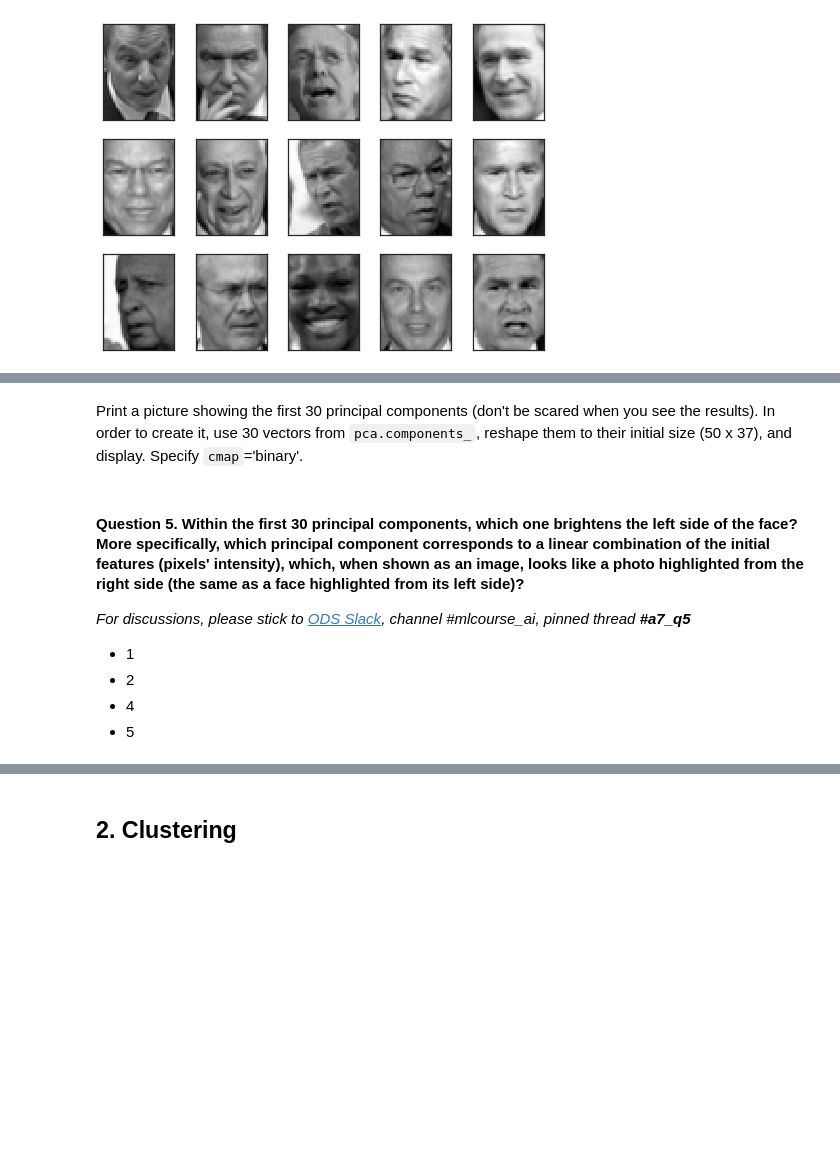
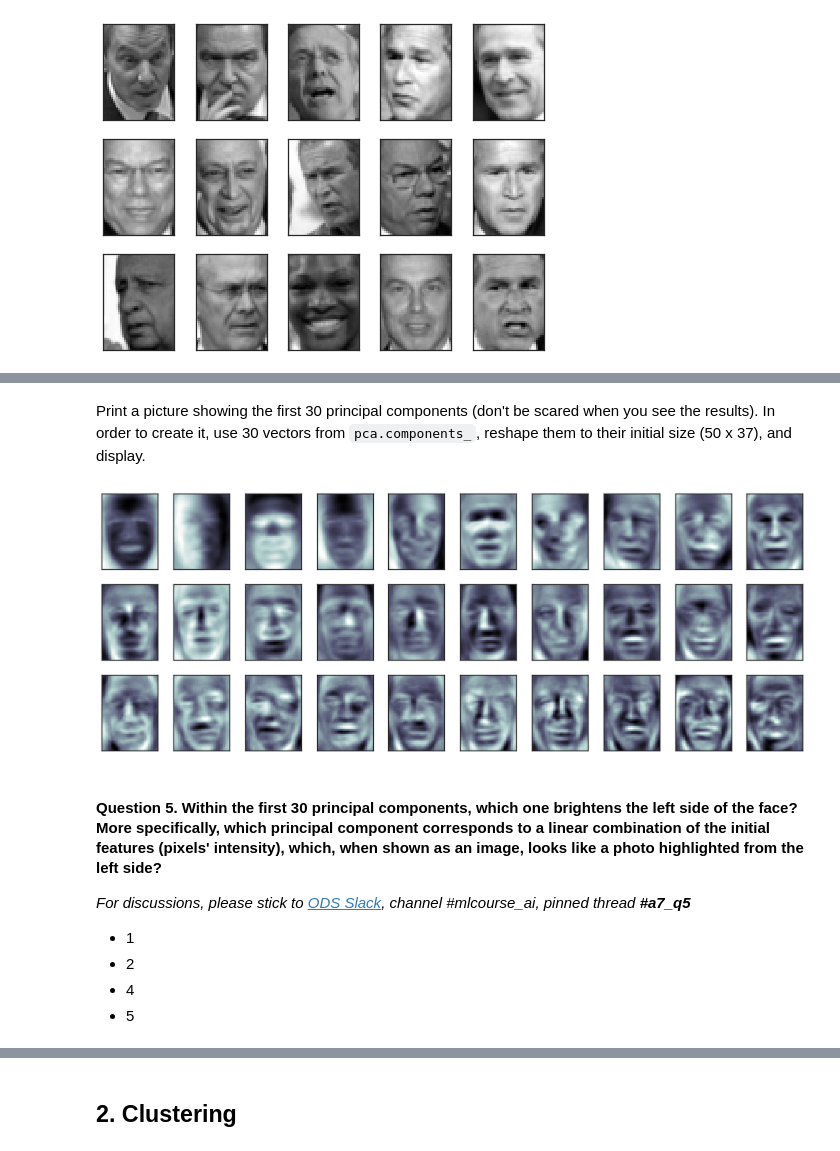
Before and after one commit to Brukhanov/mlcourse.ai, a Jupyter notebook: jupyter_english/assignments_fall2018/assignment7_pca_clustering.ipynb, the cells around one changed output, grey strips where cells are left out. Cells and saved outputs as stored; diff of their text form; code cells hidden in the pictures; blank space fills up the shorter version.

```diff
--- a/jupyter_english/assignments_fall2018/assignment7_pca_clustering.ipynb
+++ b/jupyter_english/assignments_fall2018/assignment7_pca_clustering.ipynb
@@ -121,2 +203,2 @@ For this task, you should be using the [`svd_solver='randomized'`](http://scikit
 # %% [markdown]
-Print a picture showing the first 30 principal components (don't be scared when you see the results). In order to create it, use 30 vectors from `pca.components_`, reshape them to their initial size (50 x 37), and display. Specify `cmap`='binary'.
+Print a picture showing the first 30 principal components (don't be scared when you see the results). In order to create it, use 30 vectors from `pca.components_`, reshape them to their initial size (50 x 37), and display.
@@ -125,5 +205,12 @@ Print a picture showing the first 30 principal components (don't be scared when
+# %%
+fig = plt.figure(figsize=(16, 6))
+for i in range(30):
+    ax = fig.add_subplot(3, 10, i + 1, xticks=[], yticks=[])
+    ax.imshow(pca.components_[i].reshape((50, 37)), cmap='bone')
+# %% [output]
+[figure, added]
 # %% [markdown]
-#### Question 5. </font> Within the first 30 principal components, which one brightens the left side of the face? More specifically, which principal component corresponds to a linear combination of the initial features (pixels' intensity), which, when shown as an image, looks like a photo highlighted from the right side (the same as a face highlighted from its left side)?
+#### Question 5. Within the first 30 principal components, which one brightens the left side of the face? More specifically, which principal component corresponds to a linear combination of the initial features (pixels' intensity), which, when shown as an image, looks like a photo highlighted from the left side?
 
 *For discussions, please stick to [ODS Slack](https://opendatascience.slack.com/), channel #mlcourse_ai, pinned thread __#a7_q5__*
 
```
Also changed, not shown: parts of 36 cells of this notebook.
